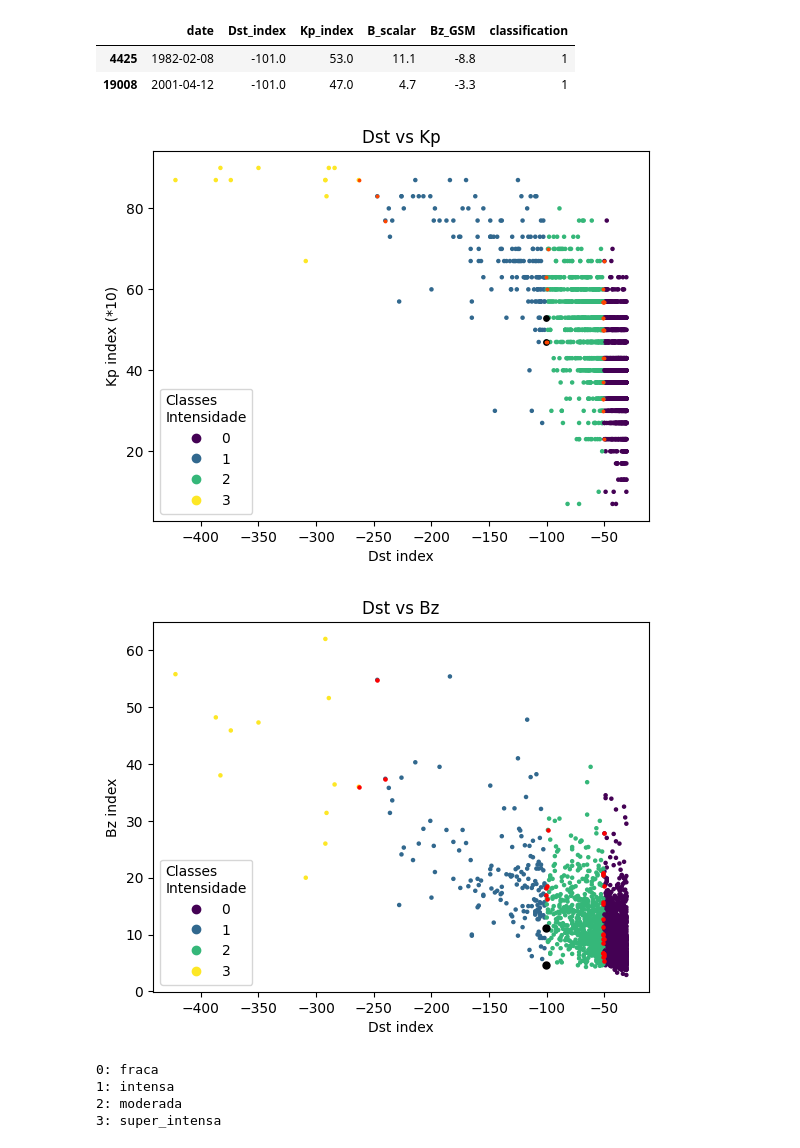
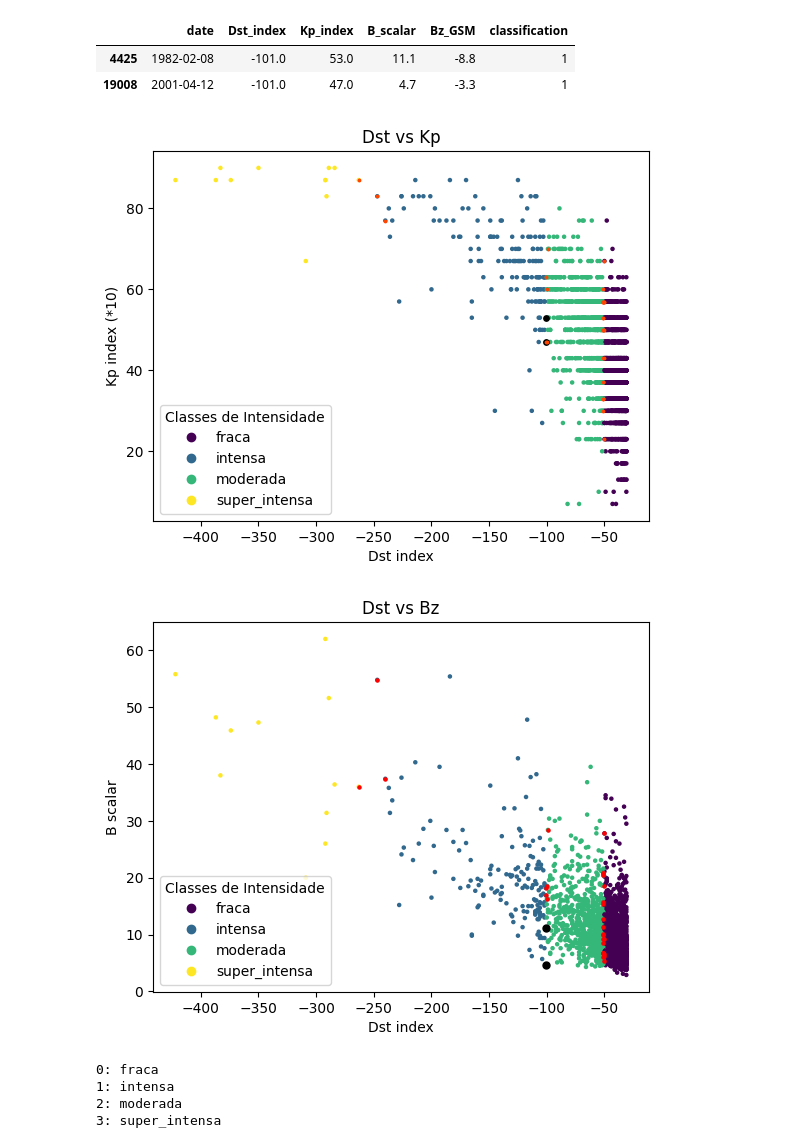
Before and after one commit to GabrieIl/analysis-of-magnetic-storms, a Jupyter notebook: svm.ipynb, the cells around one changed output. Saved outputs shown, nothing was run; the diff lists cells and outputs as text; code cells hidden in the pictures.

```diff
--- a/svm.ipynb
+++ b/svm.ipynb
@@ -235,9 +241,10 @@ ax1.scatter(
 
 # legenda com base nas classes
 legend1 = ax1.legend(
-    *scatter.legend_elements(),
+    scatter.legend_elements()[0],
+    ["fraca", "intensa", "moderada", "super_intensa"],
     loc="lower left",
-    title="Classes\nIntensidade",
+    title="Classes de Intensidade",
 )
 
 ax1.set_title('Dst vs Kp')
@@ -246,7 +253,7 @@ ax1.set_ylabel('Kp index (*10)')
 
 plt.show()
 # %% [output]
-[figure, old version]
+[figure, new version]
 # %%
 fig1, ax1 = plt.subplots()
 
@@ -260,37 +267,38 @@ scatter = ax1.scatter(
 # outliers
 outliers_storms = filter_data.filter(items=(y_test != y_predict).index[np.where(y_test != y_predict)[0]], axis=0)
 x_outliers = outliers_storms['Dst_index'].to_list()
 y_outliers = outliers_storms['B_scalar'].to_list()
 
 ax1.scatter(
     x=x_outliers,
     y=y_outliers,
     s=25,
     c='black',
 )
 
 # pontos para vetores de suporte
 ax1.scatter(
     x=clf.support_vectors_[:, 0],
     y=clf.support_vectors_[:, 2],
     c='r',
     s=5,
 )
 
 # legenda com base nas classes
 legend1 = ax1.legend(
-    *scatter.legend_elements(),
+    scatter.legend_elements()[0],
+    ["fraca", "intensa", "moderada", "super_intensa"],
     loc="lower left",
-    title="Classes\nIntensidade",
+    title="Classes de Intensidade",
 )
 
 ax1.set_title('Dst vs Bz')
 ax1.set_xlabel('Dst index')
-ax1.set_ylabel('Bz index')
+ax1.set_ylabel('B scalar')
 
 plt.show()
 # %% [output]
-[figure, old version]
+[figure, new version]
 # %%
 matrix_data = confusion_matrix(y_test, y_predict)
 # %%
```
Also changed, not shown: parts of 4 cells of this notebook, 2 other files.
